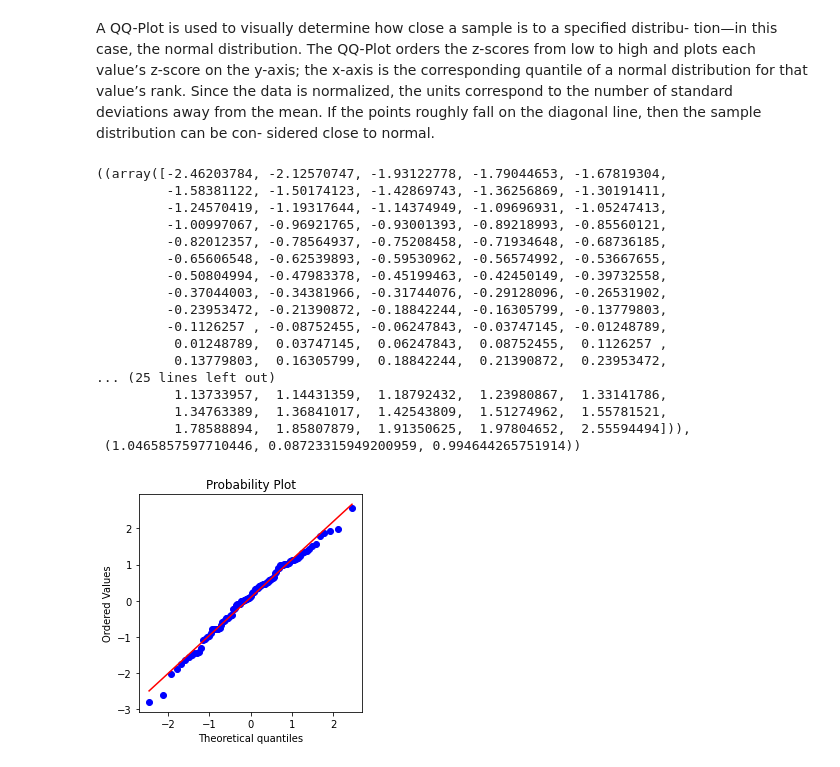
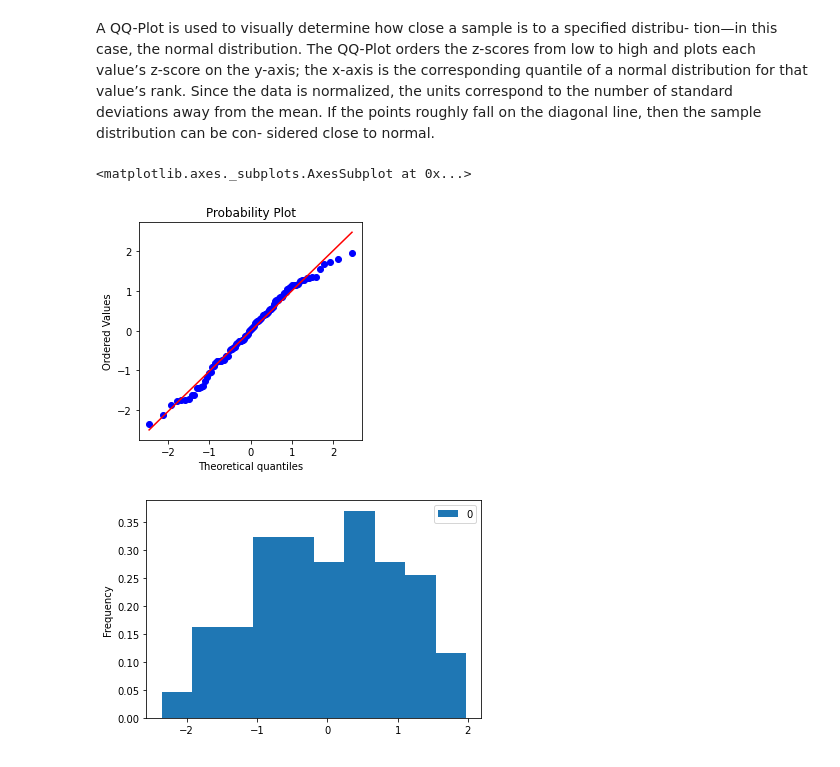
Before and after one commit to pradeepnegi88/practical-statistics, a Jupyter notebook: StatisticsPractical.ipynb, the cells around one changed output. Drawn from its saved outputs; the diff is of its cells as text; code cells hidden in the pictures.

```diff
--- a/StatisticsPractical.ipynb
+++ b/StatisticsPractical.ipynb
@@ -429,26 +429,13 @@ A QQ-Plot is used to visually determine how close a sample is to a specified dis
 # %%
 fig, ax = plt.subplots(figsize=(4, 4))
 norm_sample = stats.norm.rvs(size=100)
 stats.probplot(norm_sample, plot=ax)
+x = pd.DataFrame(norm_sample)
+x.plot.hist(density=True)
 # %% [output]
-((array([-2.46203784, -2.12570747, -1.93122778, -1.79044653, -1.67819304,
-         -1.58381122, -1.50174123, -1.42869743, -1.36256869, -1.30191411,
-         -1.24570419, -1.19317644, -1.14374949, -1.09696931, -1.05247413,
-         -1.00997067, -0.96921765, -0.93001393, -0.89218993, -0.85560121,
-         -0.82012357, -0.78564937, -0.75208458, -0.71934648, -0.68736185,
-         -0.65606548, -0.62539893, -0.59530962, -0.56574992, -0.53667655,
-         -0.50804994, -0.47983378, -0.45199463, -0.42450149, -0.39732558,
-         -0.37044003, -0.34381966, -0.31744076, -0.29128096, -0.26531902,
-         -0.23953472, -0.21390872, -0.18842244, -0.16305799, -0.13779803,
-         -0.1126257 , -0.08752455, -0.06247843, -0.03747145, -0.01248789,
-          0.01248789,  0.03747145,  0.06247843,  0.08752455,  0.1126257 ,
-          0.13779803,  0.16305799,  0.18842244,  0.21390872,  0.23953472,
-... (25 lines left out)
-          1.13733957,  1.14431359,  1.18792432,  1.23980867,  1.33141786,
-          1.34763389,  1.36841017,  1.42543809,  1.51274962,  1.55781521,
-          1.78588894,  1.85807879,  1.91350625,  1.97804652,  2.55594494])),
- (1.0465857597710446, 0.08723315949200959, 0.994644265751914))
+<matplotlib.axes._subplots.AxesSubplot at 0x...>
-[figure, old version]
+[figure, new version]
+[figure, added]
 # %%
 %matplotlib inline
 
```
Also changed, not shown: parts of 2 cells of this notebook.
